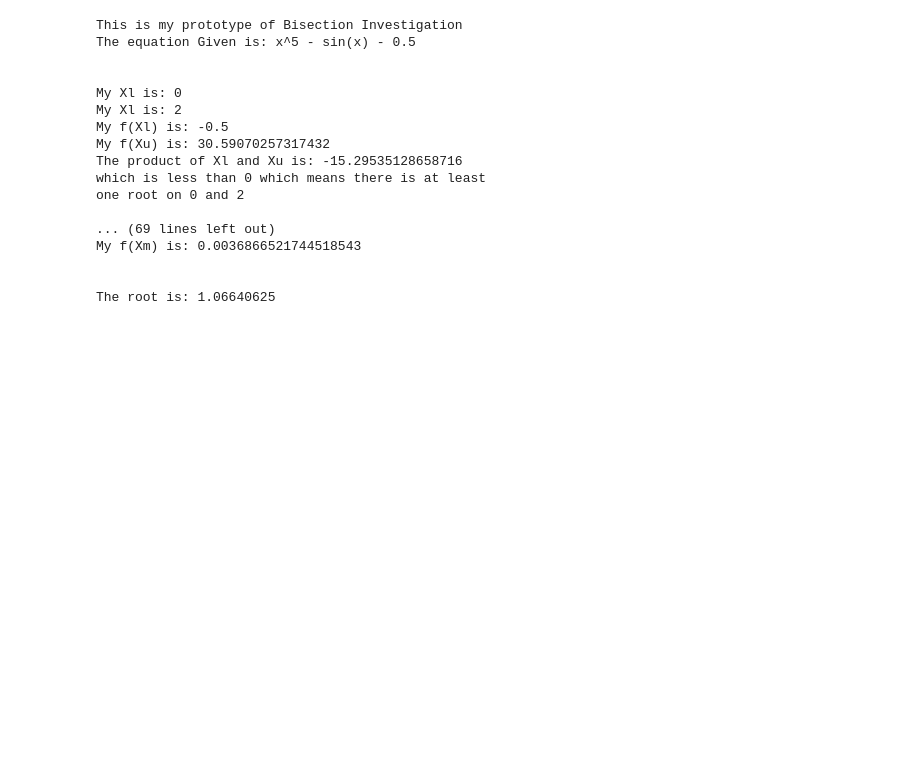
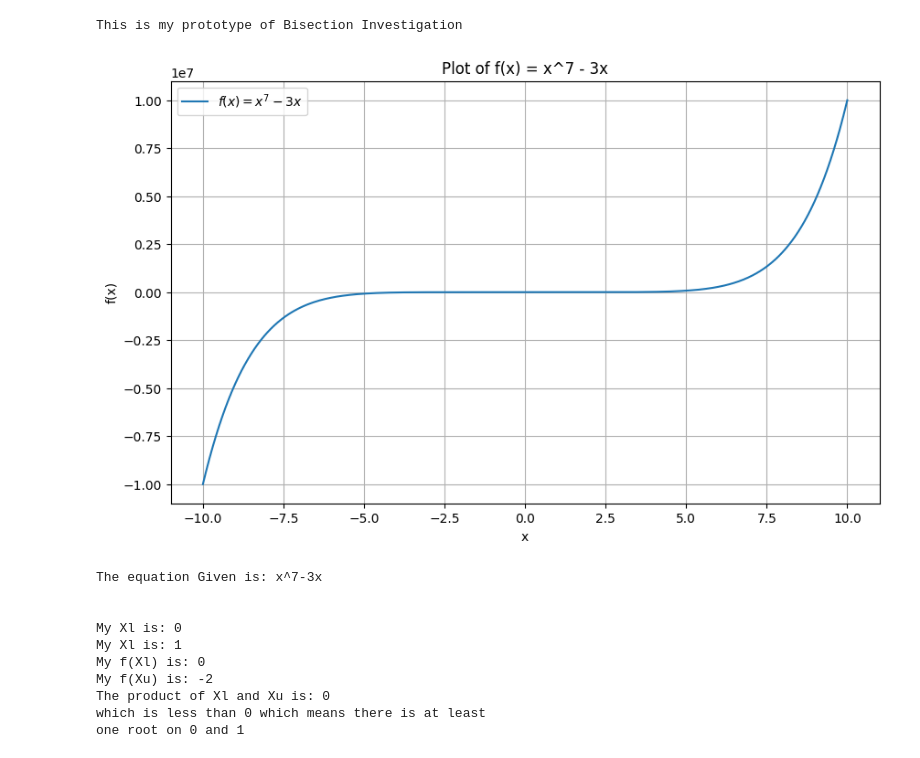
Before and after one commit to Venersiss/Numerical_Solution, a Jupyter notebook: Bisection_Investigation.ipynb, the cells around one changed output. Saved outputs shown, nothing was run; the diff lists cells and outputs as text; code cells hidden in the pictures; blank space fills up the shorter version.

```diff
--- a/Bisection_Investigation.ipynb
+++ b/Bisection_Investigation.ipynb
@@ -1,24 +1,29 @@
 # %%
 import math
+import matplotlib.pyplot as plt
+import numpy as np
 
 print("This is my prototype of Bisection Investigation")
-equation="x^5 - sin(x) - 0.5"
+equation="x^7-3x"
 
 
 Xl = 0
-Xu = 2
+Xu = 1
 Xm = 0
 answer = 0
 iteration= 1
 tolerance = 0.01
 temp=0
 
+def f(x):
+    return x**7 - 3*x
+
 def Y(data):
-    return data**5 - math.sin(data) - 0.5
+    return data**7 - data*3
 
 
 def X(data):
-     return data**5 - math.sin(data) - 0.5
+     return data**7 - data*3
 
 
 def solution(x,y):
@@ -29,6 +34,20 @@ def root_estimate(x, y):
 
     return (x+y)/2
 
+x_values = np.linspace(-10, 10, 1000)
+
+# Calculate corresponding y values using the function
+y_values = f(x_values)
+
+# Create the plot
+plt.figure(figsize=(10, 6))
+plt.plot(x_values, y_values, label=r"$f(x) = x^7 - 3x$")
+plt.xlabel("x")
+plt.ylabel("f(x)")
+plt.title("Plot of f(x) = x^7 - 3x")
+plt.grid(True)
+plt.legend()
+plt.show()
 
 print("The equation Given is: "+str(equation)+"\n\n")
 print("My Xl is: " + str(Xl))
@@ -48,49 +67,41 @@ if answer <0:
         answer = solution(Xl, Xm)
         temp = X(Xm)
         print("My Xl is: " + str(Xl))
         print("My Xu is: " + str(Xu))
         print("My Xm is: " + str(Xm))
         print("My f(Xm) is: " + str(temp))
         if abs(temp)<tolerance:
             break
         if answer < 0:
             print("Product of Xl and Xm is less than 0 " + str(answer))
             Xl = Xl
             Xu = Xm
         elif answer > 0:
             print("Product of Xl and Xm is more than 0 " + str(answer))
             Xl = Xm
             Xu = Xu
         elif answer == 0:
             print("The root is:" + str(Xm))
             break
     print("\n")
     print("The root is: "+str(Xm))
 
 
 
 
 
 elif answer > 0:
     print("hehe")
-
-
-# Initialize a flag to track if the condition has been met
 # %% [output]
 This is my prototype of Bisection Investigation
-The equation Given is: x^5 - sin(x) - 0.5
-
-
-My Xl is: 0
-My Xl is: 2
-My f(Xl) is: -0.5
-My f(Xu) is: 30.59070257317432
-The product of Xl and Xu is: -15.29535128658716
-which is less than 0 which means there is at least
-one root on 0 and 2
-
-... (69 lines left out)
-My f(Xm) is: 0.0036866521744518543
-
-
-The root is: 1.06640625
+[figure, added]
+The equation Given is: x^7-3x
+
+
+My Xl is: 0
+My Xl is: 1
+My f(Xl) is: 0
+My f(Xu) is: -2
+The product of Xl and Xu is: 0
+which is less than 0 which means there is at least
+one root on 0 and 1
```
Also changed, not shown: parts of 2 cells of this notebook.
